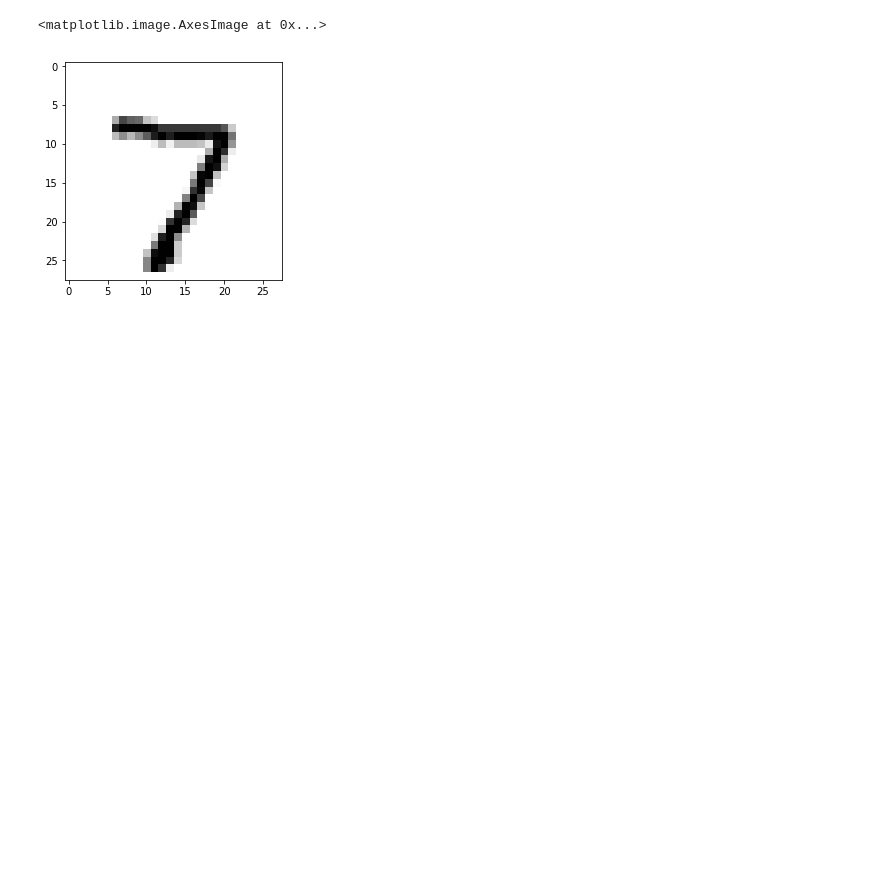
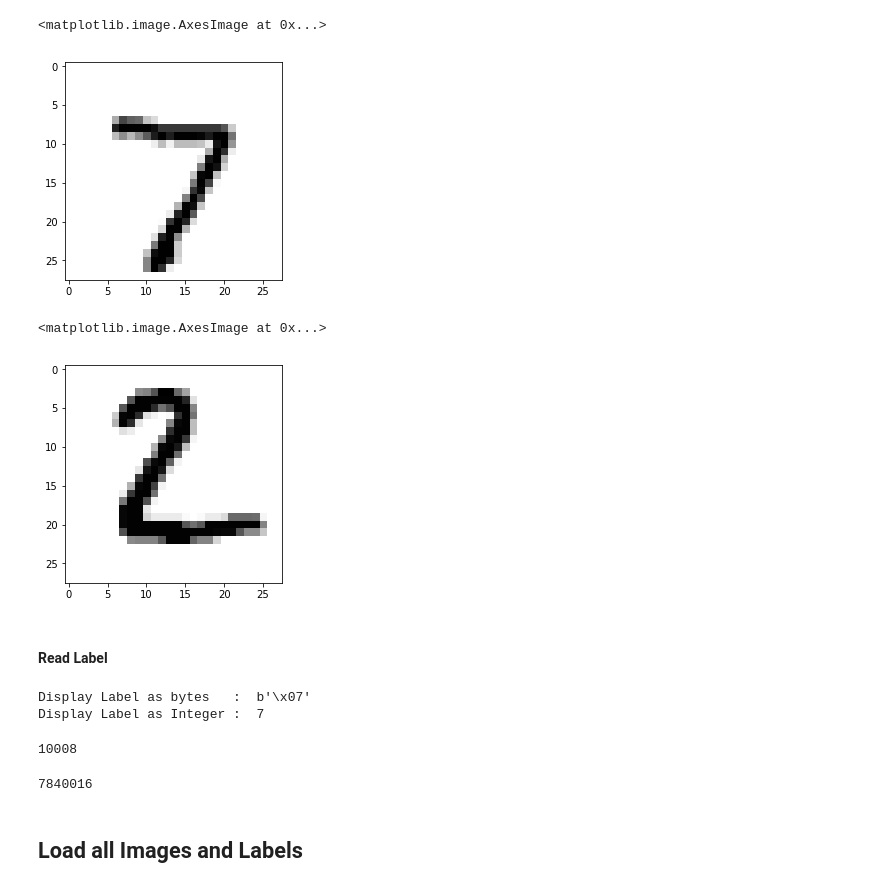
Before and after one commit to kbarry91/4th-year-Emerging-Technologies-Project, a Jupyter notebook: MNIST-dataset.ipynb, the cells around one changed output. Cells and saved outputs as stored; diff of their text form; code cells hidden in the pictures; blank space fills up the shorter version.

Commit message:
MNIST - Loading all test data

```diff
--- a/MNIST-dataset.ipynb
+++ b/MNIST-dataset.ipynb
@@ -53,6 +98,7 @@ import numpy as np
 
 # convert data to 28x28 array
 image = ~np.array(list(file_content[16:800])).reshape(28,28).astype(np.uint8)
+image2=~np.array(list(file_content[801:1585])).reshape(28,28).astype(np.uint8)
 # %% [markdown]
 #### Display Image
 # %%
@@ -63,3 +109,33 @@ plt.imshow(image, cmap='gray')
 # %% [output]
 <matplotlib.image.AxesImage at 0x...>
 [figure]
+# %%
+plt.imshow(image2, cmap='gray')
+# %% [output]
+<matplotlib.image.AxesImage at 0x...>
+[figure, added]
+# %% [markdown]
+#### Read Label
+# %%
+# read labels from file
+with gzip.open('data/t10k-labels-idx1-ubyte.gz', 'rb') as f:
+    labels = f.read()
+
+# Display Label as bytes
+print("Display Label as bytes   : ",labels[8:9])
+
+# Desplay  Label as int
+print("Display Label as Integer : ",int.from_bytes(labels[8:9], byteorder="big"))
+# %% [output]
+Display Label as bytes   :  b'\x07'
+Display Label as Integer :  7
+# %%
+len(labels)
+# %% [output]
+10008
+# %%
+len(file_content)
+# %% [output]
+7840016
+# %% [markdown]
+## Load all Images and Labels
```
Also changed, not shown: parts of 5 cells of this notebook.
